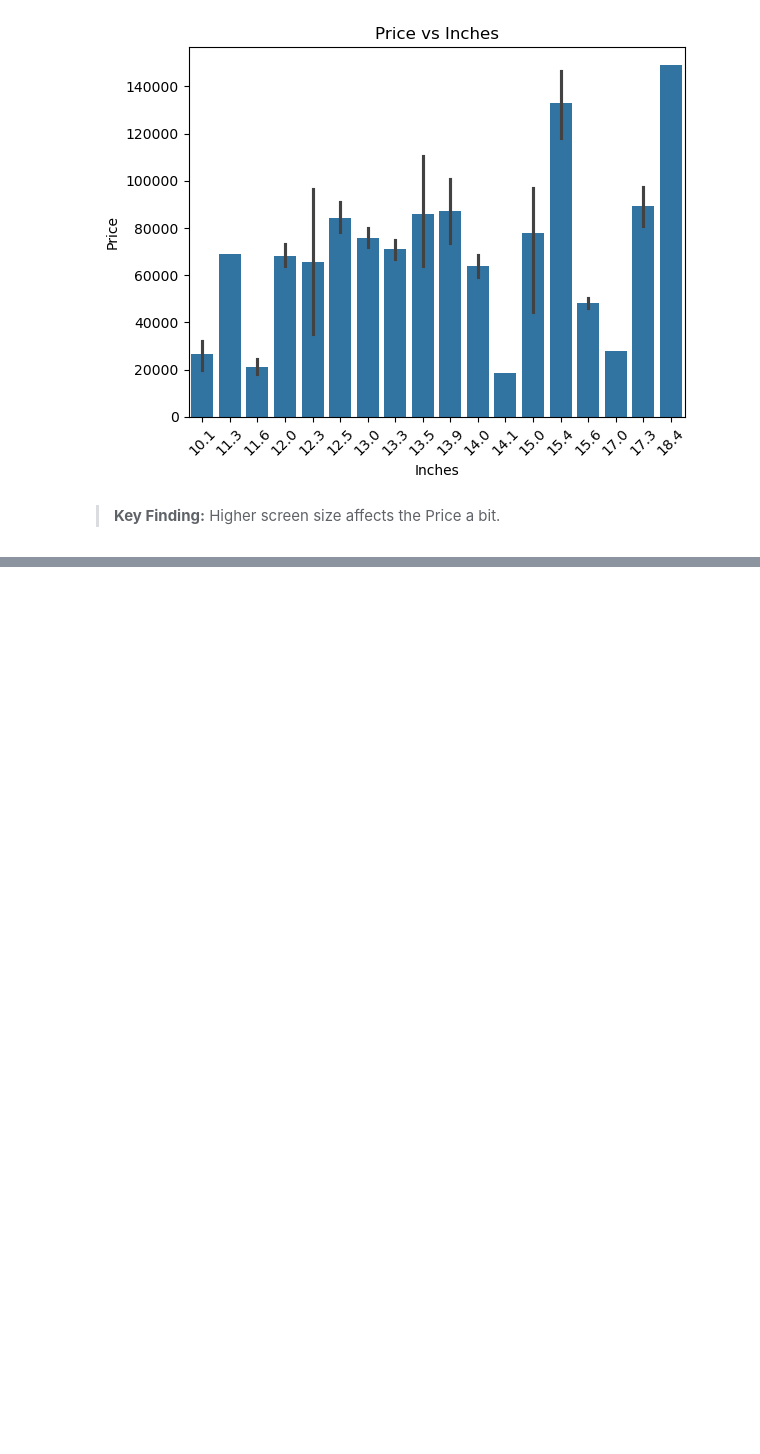
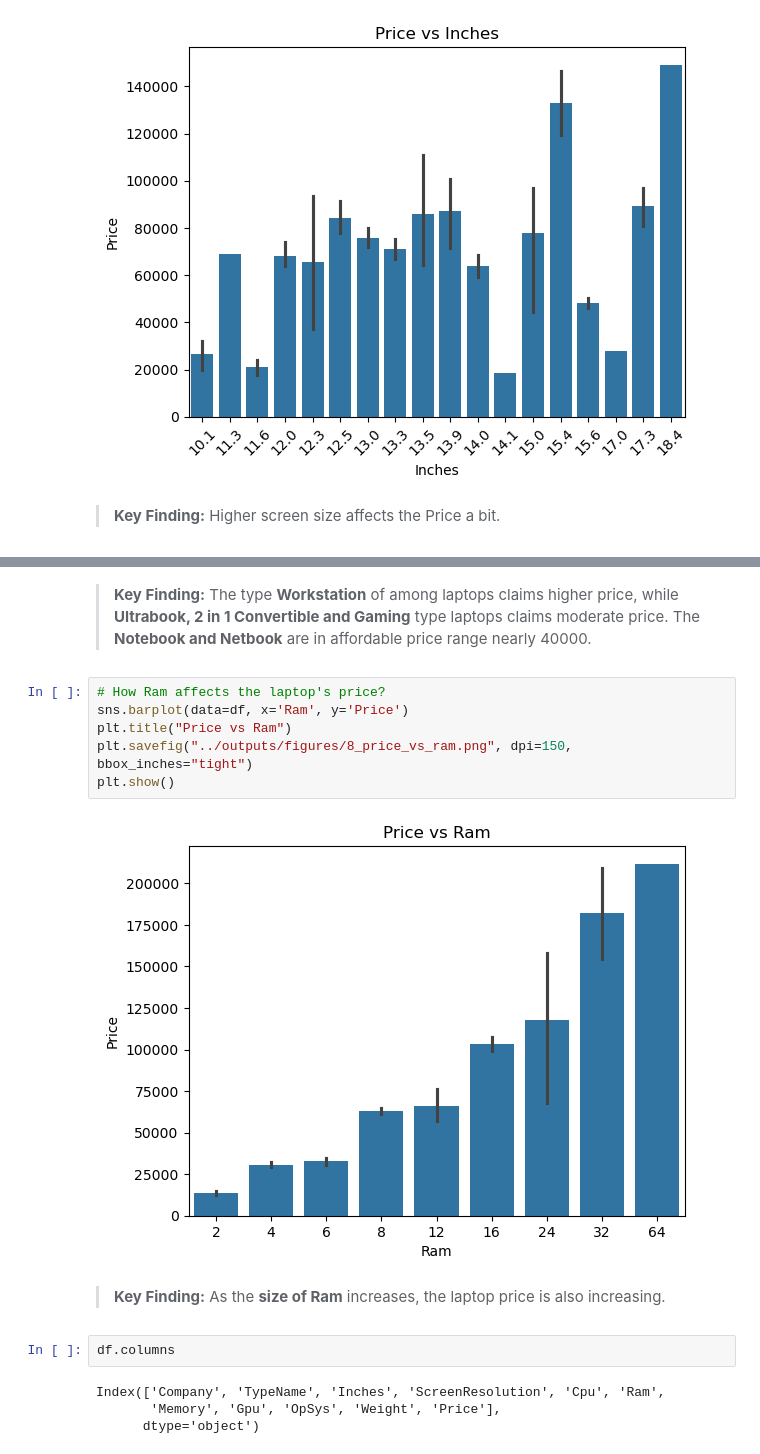
Before and after one commit to proshanta-pal/Laptop-Price-Prediction-using-Machine-Learning, a Jupyter notebook: notebooks/laptop_price_prediction.ipynb, the cells around one changed output, grey strips where cells are left out. Saved outputs shown, nothing was run; the diff lists cells and outputs as text; blank space fills up the shorter version.

Commit message:
EDA for target column with respect to others

```diff
--- a/notebooks/laptop_price_prediction.ipynb
+++ b/notebooks/laptop_price_prediction.ipynb
@@ -240,0 +278,18 @@ plt.show()
+# %% [markdown]
+> **Key Finding:** The type **Workstation** of among laptops claims higher price, while **Ultrabook, 2 in 1 Convertible and Gaming** type laptops claims moderate price. The **Notebook and Netbook** are in affordable price range nearly 40000.
+# %%
+# How Ram affects the laptop's price?
+sns.barplot(data=df, x='Ram', y='Price')
+plt.title("Price vs Ram")
+plt.savefig("../outputs/figures/8_price_vs_ram.png", dpi=150, bbox_inches="tight")
+plt.show()
+# %% [output]
+[figure, added]
+# %% [markdown]
+> **Key Finding:** As the **size of Ram** increases, the laptop price is also increasing.
+# %%
+df.columns
+# %% [output]
+Index(['Company', 'TypeName', 'Inches', 'ScreenResolution', 'Cpu', 'Ram',
+       'Memory', 'Gpu', 'OpSys', 'Weight', 'Price'],
+      dtype='object')
```
Also changed, not shown: parts of 12 cells of this notebook, 5 other files.
